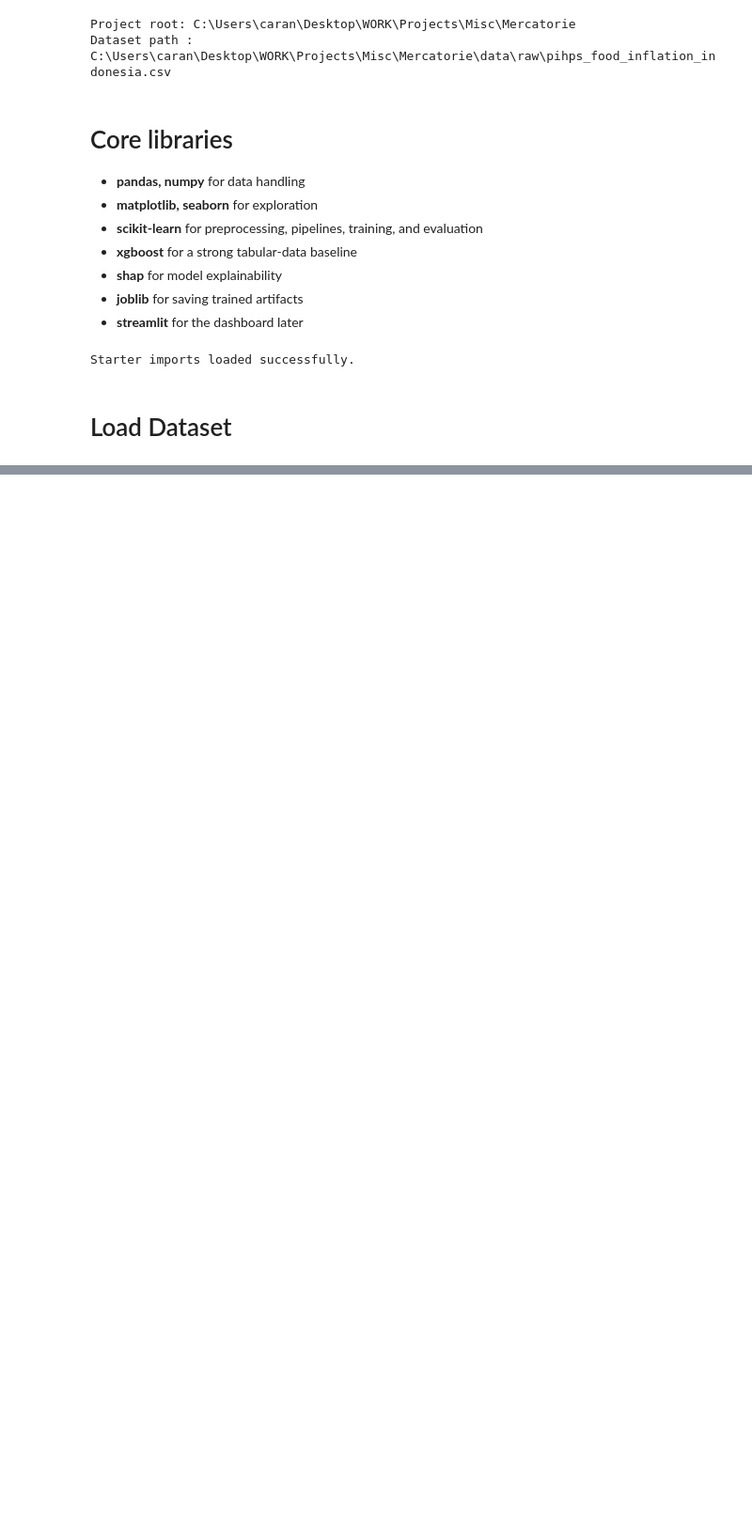
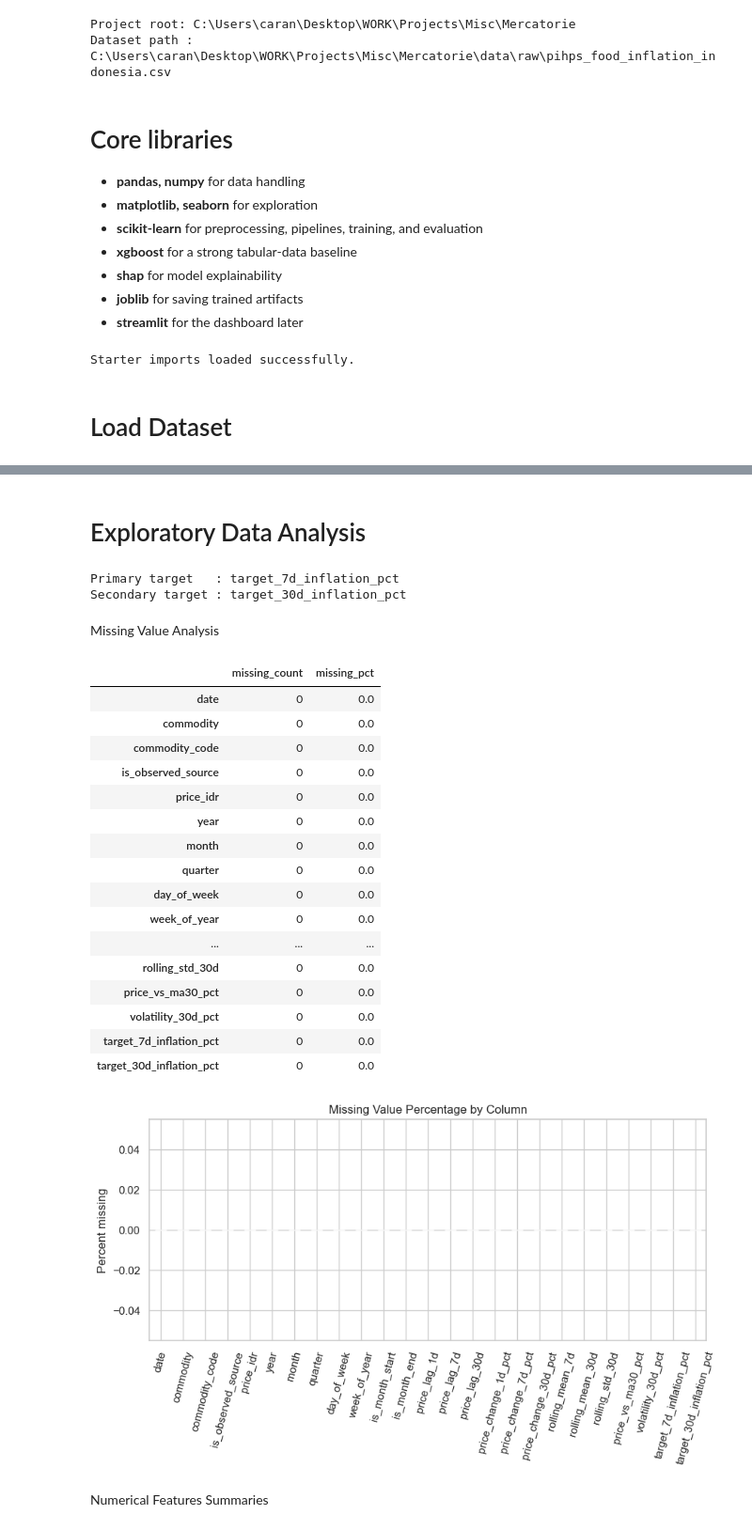
Before and after one commit to Cara-Notte/Mercatorie, a Jupyter notebook: notebooks/ml_notebook.ipynb, the cells around one changed output, grey strips where cells are left out. Shown at 94% size. Saved outputs shown, nothing was run; the diff lists cells and outputs as text; code cells hidden in the pictures; blank space fills up the shorter version.

Commit message:
dataset analysis pt2

```diff
--- a/notebooks/ml_notebook.ipynb
+++ b/notebooks/ml_notebook.ipynb
@@ -161,0 +156,50 @@ PSecondary target selected for modeling: target_30d_inflation_pct
+# %% [markdown]
+# Exploratory Data Analysis
+# %%
+sns.set_theme(style="whitegrid")
+
+print("Primary target   :", primary_target)
+print("Secondary target :", secondary_target)
+# %% [output]
+Primary target   : target_7d_inflation_pct
+Secondary target : target_30d_inflation_pct
+# %% [markdown]
+Missing Value Analysis
+# %%
+missing_count = df.isna().sum().sort_values(ascending=False)
+missing_pct = (df.isna().mean() * 100).sort_values(ascending=False)
+
+missing_summary = pd.DataFrame({
+    "missing_count": missing_count,
+    "missing_pct": missing_pct
+})
+
+display(missing_summary)
+
+plt.figure(figsize=(10, 4))
+missing_summary["missing_pct"].plot(kind="bar")
+plt.title("Missing Value Percentage by Column")
+plt.ylabel("Percent missing")
+plt.xticks(rotation=75)
+plt.show()
+# %% [output]
+|  | missing_count | missing_pct |
+| date | 0 | 0.0 |
+| commodity | 0 | 0.0 |
+| commodity_code | 0 | 0.0 |
+| is_observed_source | 0 | 0.0 |
+| price_idr | 0 | 0.0 |
+| year | 0 | 0.0 |
+| month | 0 | 0.0 |
+| quarter | 0 | 0.0 |
+| day_of_week | 0 | 0.0 |
+| week_of_year | 0 | 0.0 |
+| ... | ... | ... |
+| rolling_std_30d | 0 | 0.0 |
+| price_vs_ma30_pct | 0 | 0.0 |
+| volatility_30d_pct | 0 | 0.0 |
+| target_7d_inflation_pct | 0 | 0.0 |
+| target_30d_inflation_pct | 0 | 0.0 |
+[figure, added]
+# %% [markdown]
+Numerical Features Summaries
```
Also changed, not shown: parts of 17 cells of this notebook.
